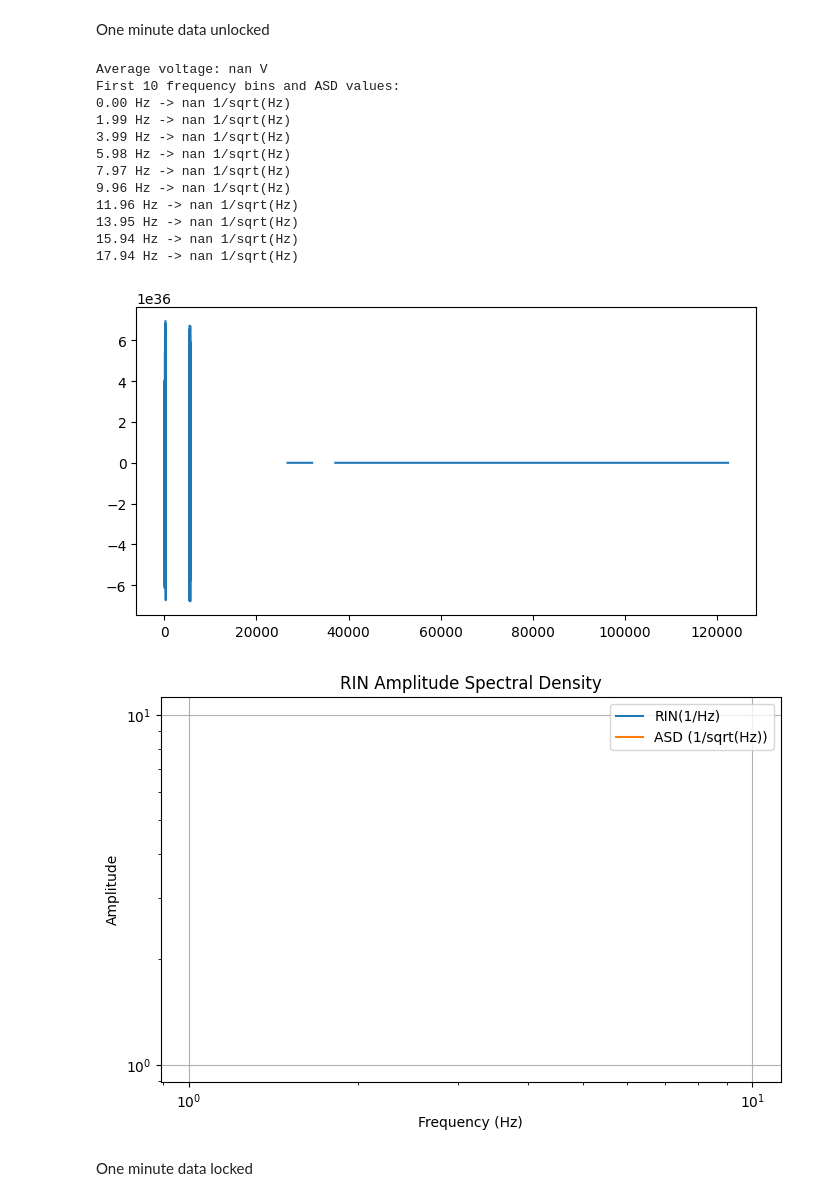
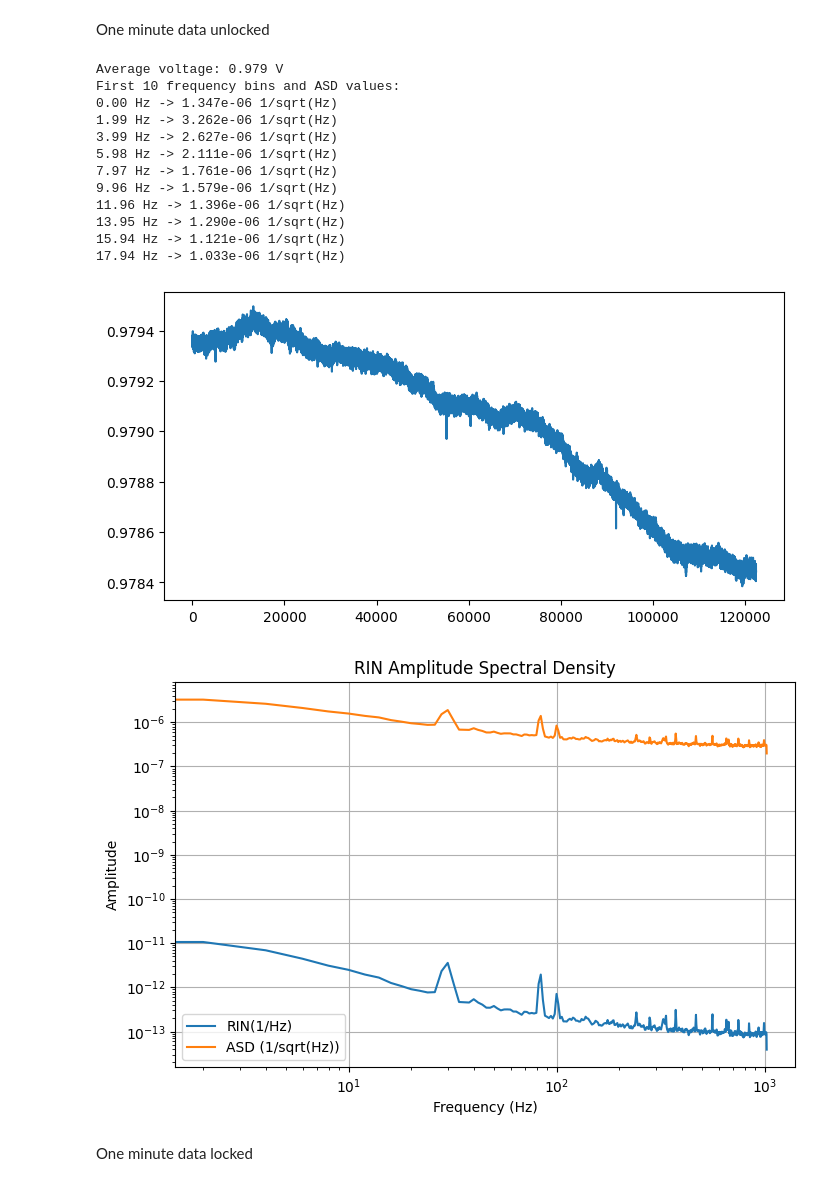
Before and after one commit to hodeiei/RIN_welch_binary, a Jupyter notebook: welch_rin_analysis.ipynb, the cells around one changed output. Saved outputs shown, nothing was run; the diff lists cells and outputs as text; code cells hidden in the pictures.

```diff
--- a/welch_rin_analysis.ipynb
+++ b/welch_rin_analysis.ipynb
@@ -6,7 +6,7 @@ import numpy as np
 from scipy.signal import welch
 import matplotlib.pyplot as plt
 
-usignal = np.fromfile('C:/Users/hodei/Documents/RINbin_data/mephistopsl_rin60unlocked.bin', dtype='float32')
+usignal = np.fromfile('C:/Users/hodei/Documents/RINbin_data/mephistopsl_rin60locked.bin', dtype='float32')
 n = 49
 sampl_freq = 1e5/n # Sampling frequency in Hz
 utrimmedlen = len(usignal)//n*n
@@ -22,46 +22,46 @@ ufrequencies, upsd = welch(umpoints, fs=sampl_freq, nperseg=1024)
 
 # Normalize PSD by square of average voltage to get RIN in 1/Hz
 urin = upsd / (Vu_avg ** 2)
 
 # Convert to amplitude spectral density (ASD) in 1/sqrt(Hz)
 uasd = np.sqrt(urin)
 
 # --- OUTPUT ---
 print(f"Average voltage: {Vu_avg:.3f} V")
 print("First 10 frequency bins and ASD values:")
 for f, a in zip(ufrequencies[:10], uasd[:10]):
     print(f"{f:.2f} Hz -> {a:.3e} 1/sqrt(Hz)")
 
 # Plot raw data
 plt.figure(1,figsize=(8,4))
 plt.plot(umpoints)
 plt.show()
 
 # Plot ASD vs frequency
 plt.figure(figsize=(8, 5))
 plt.loglog(ufrequencies, urin, label='RIN(1/Hz)')
 plt.loglog(ufrequencies, uasd, label='ASD (1/sqrt(Hz))')
 plt.legend()
 plt.title("RIN Amplitude Spectral Density")
 plt.xlabel("Frequency (Hz)")
 plt.ylabel("Amplitude")
 plt.grid(True)
 plt.show()
 # %% [output]
-Average voltage: nan V
+Average voltage: 0.979 V
 First 10 frequency bins and ASD values:
-0.00 Hz -> nan 1/sqrt(Hz)
-1.99 Hz -> nan 1/sqrt(Hz)
-3.99 Hz -> nan 1/sqrt(Hz)
-5.98 Hz -> nan 1/sqrt(Hz)
-7.97 Hz -> nan 1/sqrt(Hz)
-9.96 Hz -> nan 1/sqrt(Hz)
-11.96 Hz -> nan 1/sqrt(Hz)
-13.95 Hz -> nan 1/sqrt(Hz)
-15.94 Hz -> nan 1/sqrt(Hz)
-17.94 Hz -> nan 1/sqrt(Hz)
+0.00 Hz -> 1.347e-06 1/sqrt(Hz)
+1.99 Hz -> 3.262e-06 1/sqrt(Hz)
+3.99 Hz -> 2.627e-06 1/sqrt(Hz)
+5.98 Hz -> 2.111e-06 1/sqrt(Hz)
+7.97 Hz -> 1.761e-06 1/sqrt(Hz)
+9.96 Hz -> 1.579e-06 1/sqrt(Hz)
+11.96 Hz -> 1.396e-06 1/sqrt(Hz)
+13.95 Hz -> 1.290e-06 1/sqrt(Hz)
+15.94 Hz -> 1.121e-06 1/sqrt(Hz)
+17.94 Hz -> 1.033e-06 1/sqrt(Hz)
-[figure, old version]
+[figure, new version]
-[figure, old version]
+[figure, new version]
 # %% [markdown]
 One minute data locked
 # %%
```
Also changed, not shown: parts of 1 cell of this notebook.
